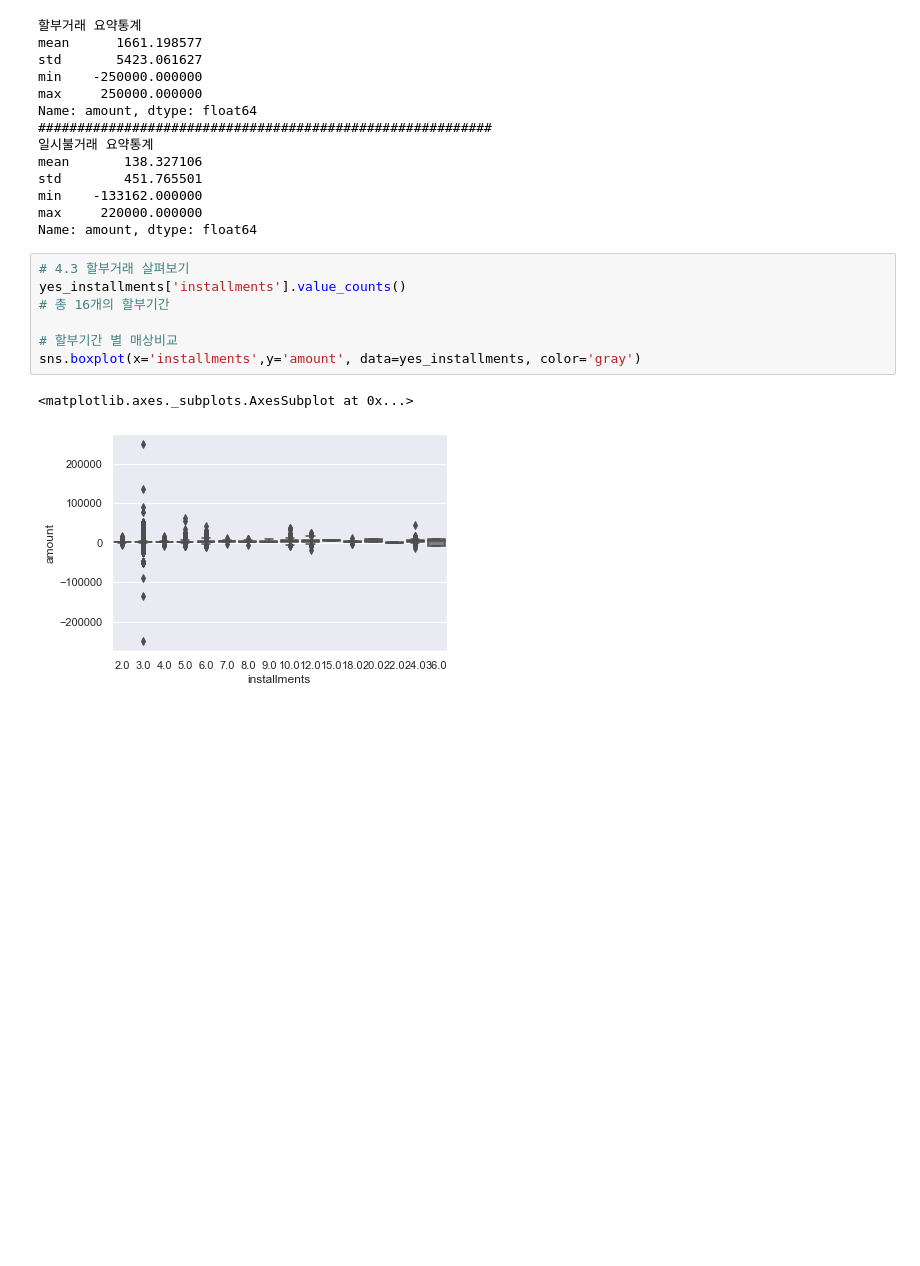
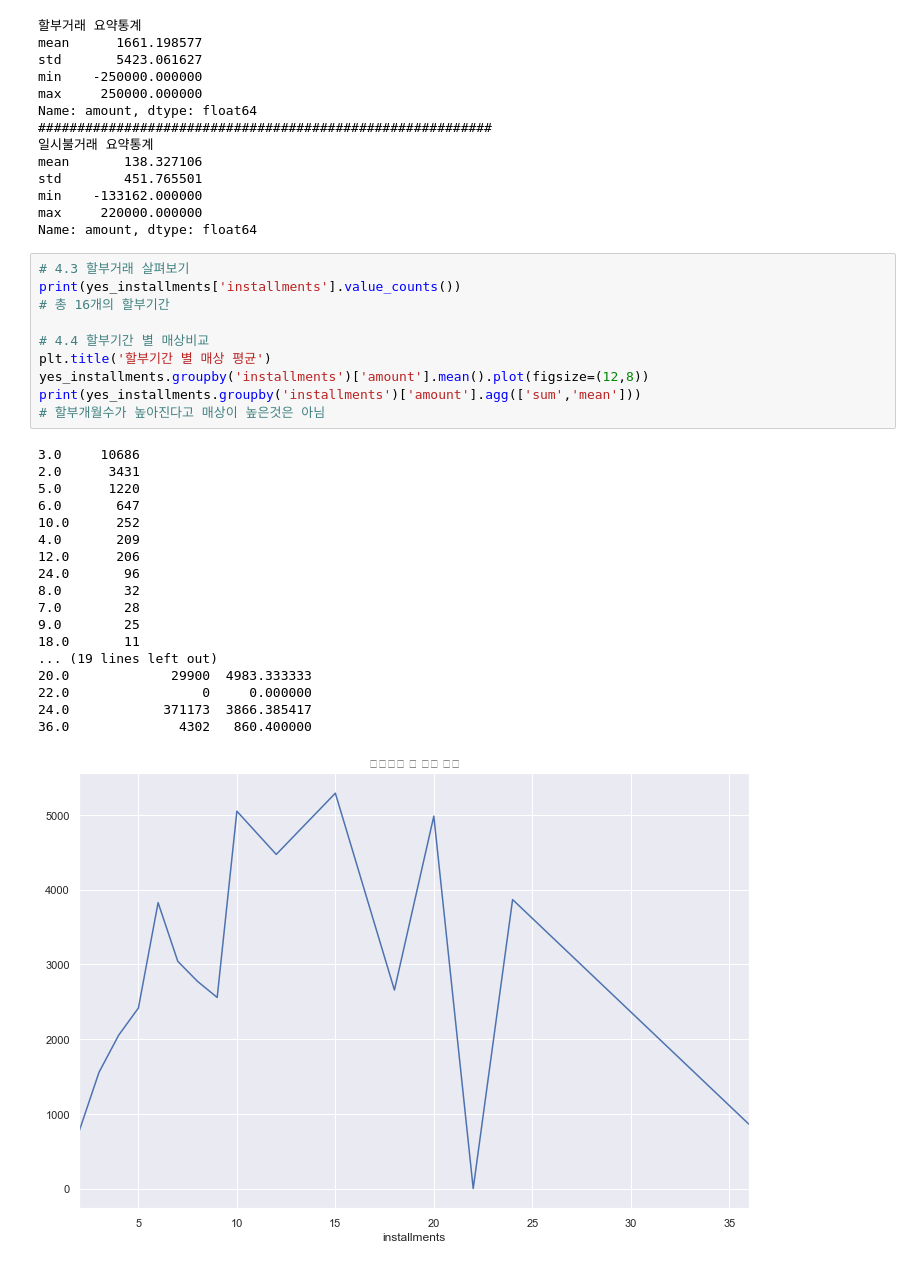
Before and after one commit to bill7845/jupyter_repo, a Jupyter notebook: jupyter_CODE/상점매출예측/file_1.ipynb, the cells around one changed output. Drawn from its saved outputs; the diff is of its cells as text; blank space fills up the shorter version.

```diff
--- a/jupyter_CODE/상점매출예측/file_1.ipynb
+++ b/jupyter_CODE/상점매출예측/file_1.ipynb
@@ -134,11 +137,30 @@ max     220000.000000
 Name: amount, dtype: float64
 # %%
 # 4.3 할부거래 살펴보기
-yes_installments['installments'].value_counts()
+print(yes_installments['installments'].value_counts())
 # 총 16개의 할부기간
 
-# 할부기간 별 매상비교
-sns.boxplot(x='installments',y='amount', data=yes_installments, color='gray')
+# 4.4 할부기간 별 매상비교
+plt.title('할부기간 별 매상 평균')
+yes_installments.groupby('installments')['amount'].mean().plot(figsize=(12,8))
+print(yes_installments.groupby('installments')['amount'].agg(['sum','mean']))
+# 할부개월수가 높아진다고 매상이 높은것은 아님
 # %% [output]
-<matplotlib.axes._subplots.AxesSubplot at 0x...>
+3.0     10686
+2.0      3431
+5.0      1220
+6.0       647
+10.0      252
+4.0       209
+12.0      206
+24.0       96
+8.0        32
+7.0        28
+9.0        25
+18.0       11
+... (19 lines left out)
+20.0             29900  4983.333333
+22.0                 0     0.000000
+24.0            371173  3866.385417
+36.0              4302   860.400000
-[figure, old version]
+[figure, new version]
```
Also changed, not shown: parts of 5 cells of this notebook, 1 other file.
